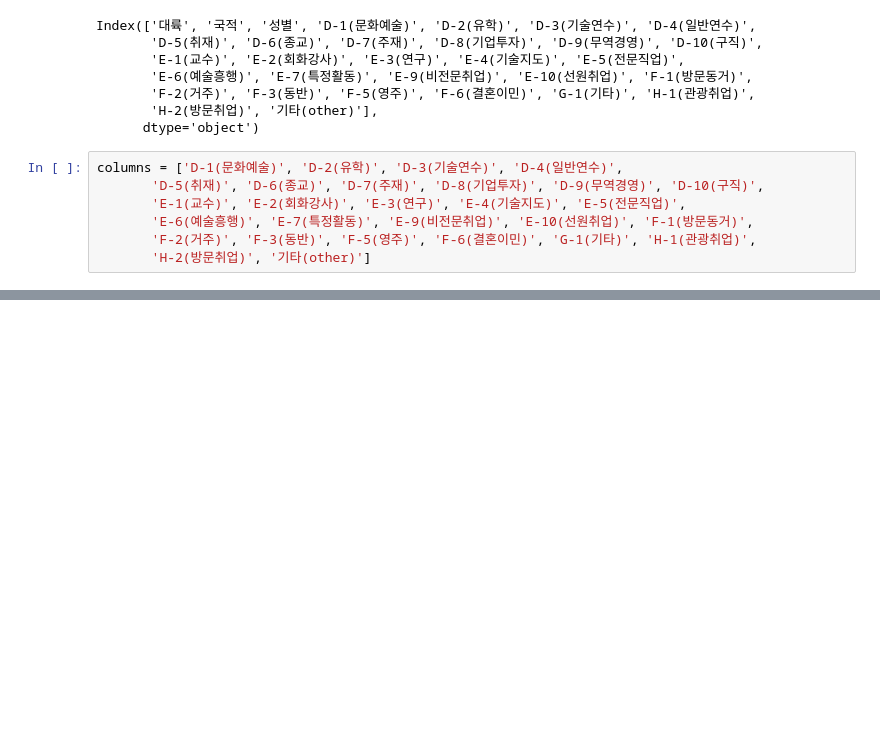
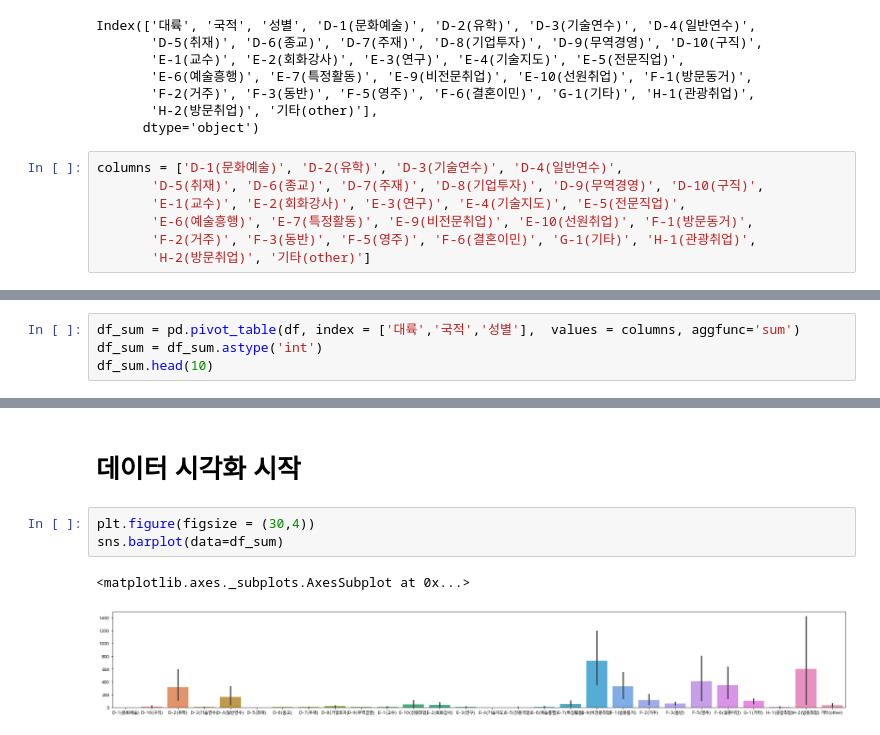
Before and after one commit to SonHyeok/Foreigner-in-korea, a Jupyter notebook: Foreigner.ipynb, the cells around one changed output, grey strips where cells are left out. Drawn from its saved outputs; the diff is of its cells as text; blank space fills up the shorter version.

```diff
--- a/Foreigner.ipynb
+++ b/Foreigner.ipynb
@@ -167,0 +153,4 @@ df.pivot(index = ['대륙','국적','성별'], columns = columns)
+# %%
+df_sum = pd.pivot_table(df, index = ['대륙','국적','성별'],  values = columns, aggfunc='sum')
+df_sum = df_sum.astype('int')
+df_sum.head(10)
@@ -167,0 +185,8 @@ df.pivot(index = ['대륙','국적','성별'], columns = columns)
+# %% [markdown]
+# 데이터 시각화 시작
+# %%
+plt.figure(figsize = (30,4))
+sns.barplot(data=df_sum)
+# %% [output]
+<matplotlib.axes._subplots.AxesSubplot at 0x...>
+[figure, added]
```
Also changed, not shown: parts of 44 cells of this notebook.
